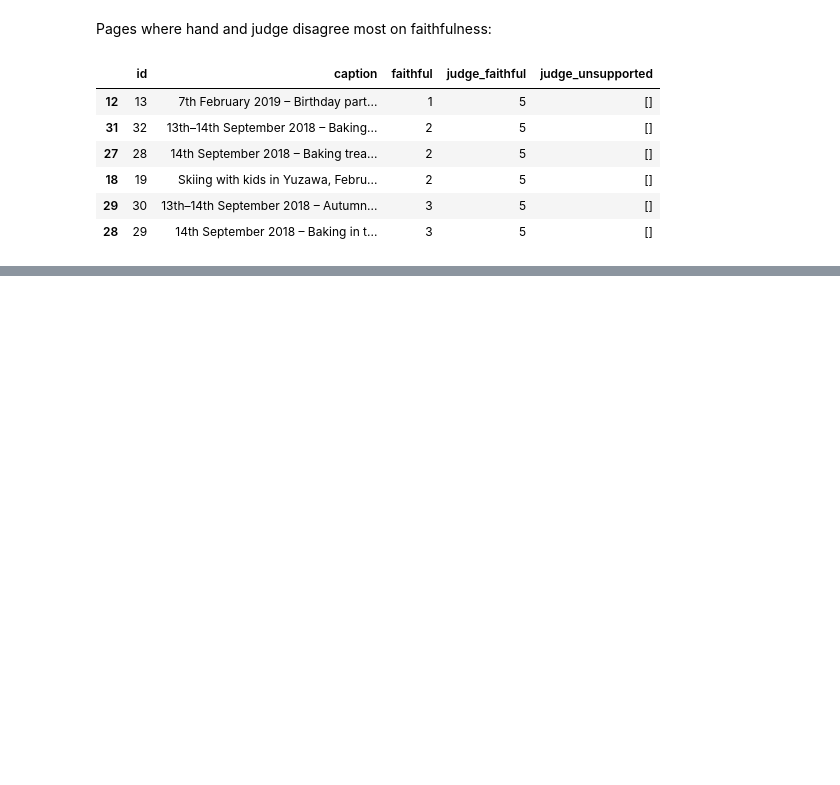
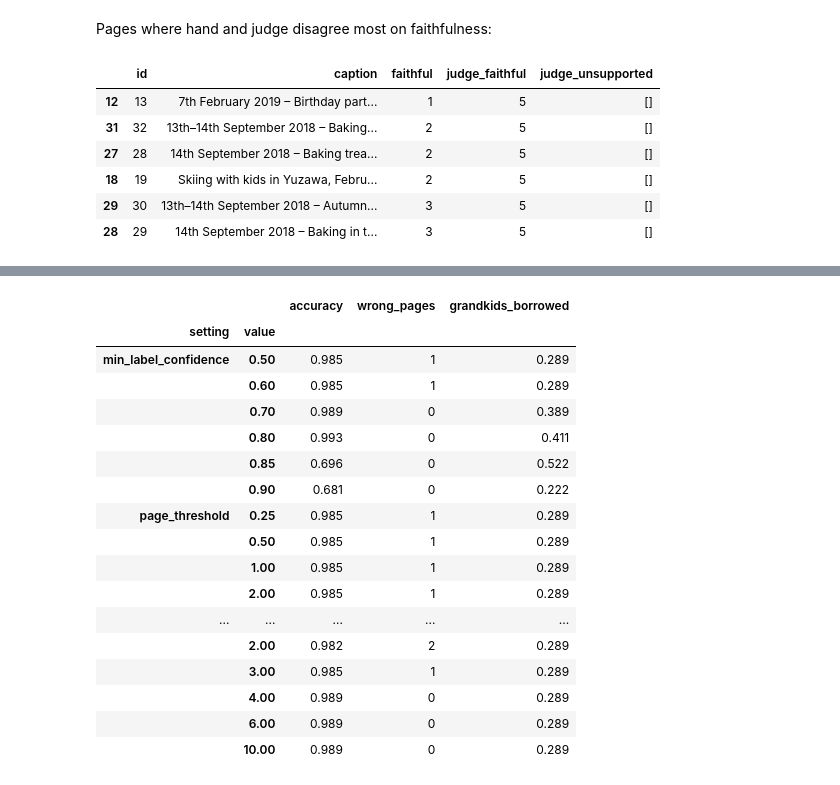
Before and after one commit to felix-e-h-p/photobook-captioner, a Jupyter notebook: notebooks/03_results.ipynb, the cells around one changed output, grey strips where cells are left out. Saved outputs shown, nothing was run; the diff lists cells and outputs as text; code cells hidden in the pictures; blank space fills up the shorter version.

```diff
--- a/notebooks/03_results.ipynb
+++ b/notebooks/03_results.ipynb
@@ -290,0 +396,30 @@ Judge is more lenient than a person. It sees facts and label names but not the p
+# %%
+EXPECTED = OmegaConf.to_container(OmegaConf.load(ROOT / "configs" / "evaluate.yaml").expected)
+BASE = load_config()
+WRITER = TemplateWriter()
+UNLABELLED = "summer-with-grandkids"
+
+albums = {f: photos_in(ROOT / "data" / f) for f in sorted(EXPECTED)}
+pages = {
+    f: sample_pages(dedupe(album), (1, 2, 3), 30, "random", seed)
+    for seed, (f, album) in enumerate(albums.items())
+}
+
+
+def score(**settings: float) -> dict[str, float]:
+    config = replace(BASE, settings=replace(BASE.settings, **settings))
+    records = [
+        page_record(caption_page(page, albums[f], WRITER, config=config), f, EXPECTED[f])
+        for f, folder_pages in pages.items()
+        for page in folder_pages
+    ]
+    m = summarise(records)
+    return {
+        "accuracy": m["all/accuracy"],
+        "wrong_pages": round(m["all/wrong"] * 270),
+        "abstained": m["all/abstained"],
+        "grandkids_borrowed": m[f"{UNLABELLED}/occasion_borrowed"],
+    }
+
+
+pd.DataFrame({"defaults": score()}).T
@@ -290,0 +477,21 @@ Judge is more lenient than a person. It sees facts and label names but not the p
+# %%
+sweep.set_index(["setting", "value"])[["accuracy", "wrong_pages", "grandkids_borrowed"]]
+# %% [output]
+|  |  | accuracy | wrong_pages | grandkids_borrowed |
+| setting | value |  |  |  |
+| min_label_confidence | 0.50 | 0.985 | 1 | 0.289 |
+|  | 0.60 | 0.985 | 1 | 0.289 |
+|  | 0.70 | 0.989 | 0 | 0.389 |
+|  | 0.80 | 0.993 | 0 | 0.411 |
+|  | 0.85 | 0.696 | 0 | 0.522 |
+|  | 0.90 | 0.681 | 0 | 0.222 |
+| page_threshold | 0.25 | 0.985 | 1 | 0.289 |
+|  | 0.50 | 0.985 | 1 | 0.289 |
+|  | 1.00 | 0.985 | 1 | 0.289 |
+|  | 2.00 | 0.985 | 1 | 0.289 |
+| ... | ... | ... | ... | ... |
+|  | 2.00 | 0.982 | 2 | 0.289 |
+|  | 3.00 | 0.985 | 1 | 0.289 |
+|  | 4.00 | 0.989 | 0 | 0.289 |
+|  | 6.00 | 0.989 | 0 | 0.289 |
+|  | 10.00 | 0.989 | 0 | 0.289 |
```
Also changed, not shown: parts of 20 cells of this notebook.
